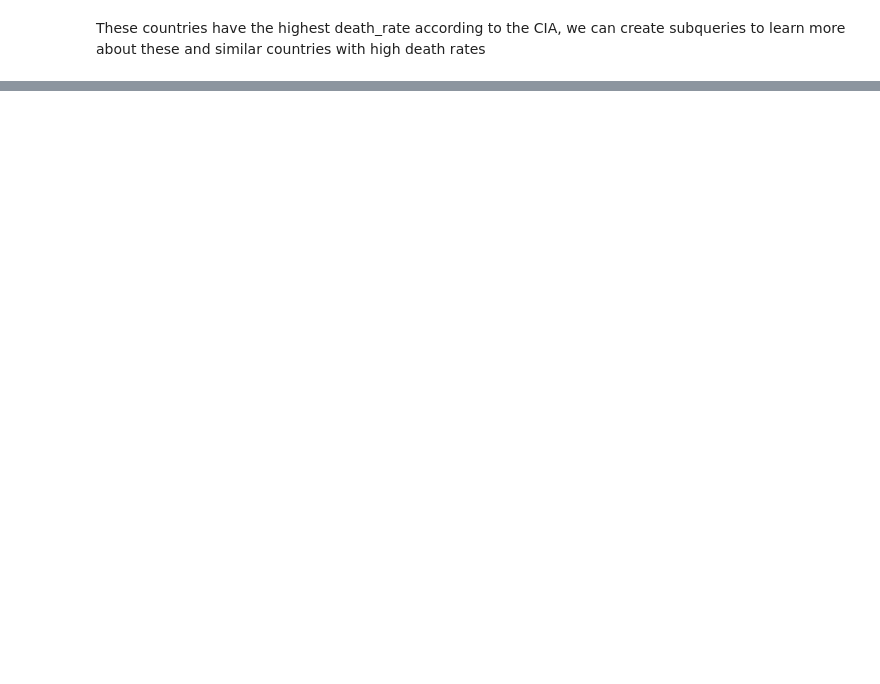
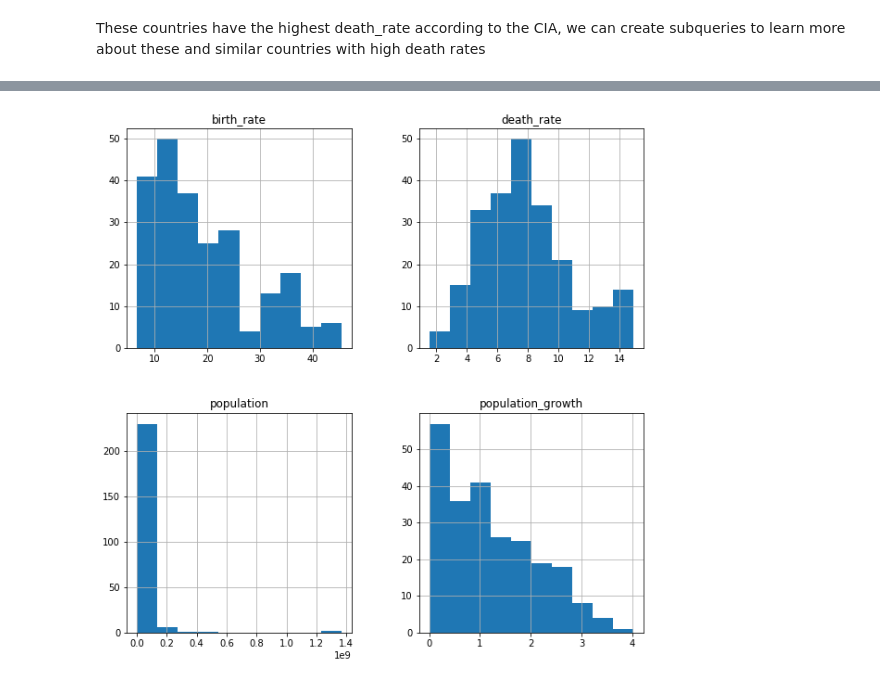
Before and after one commit to xander-bennett/CIA-Factbook-SQLite, a Jupyter notebook: CIA.ipynb, the cells around one changed output, grey strips where cells are left out. Cells and saved outputs as stored; diff of their text form; code cells hidden in the pictures; blank space fills up the shorter version.

Commit message:
updating notebook with more queries and a visualization

```diff
--- a/CIA.ipynb
+++ b/CIA.ipynb
@@ -169,0 +221,23 @@ It's good that we're seeing the EU as part of this, that means we definitely hav
+# %%
+# let's make a quick visualization to look at our data differently
+# importing necessary libraries
+import matplotlib.pyplot as plt
+import seaborn as sns
+%matplotlib inline
+
+fig = plt.figure(figsize=(10,10))
+ax = fig.add_subplot(111)
+
+q11 = '''
+SELECT population, population_growth, birth_rate, death_rate
+FROM facts
+WHERE population != (
+    SELECT MAX(population)
+    FROM facts)
+AND population != (
+    SELECT MIN(population)
+    FROM facts);
+'''
+pd.read_sql_query(q11, conn).hist(ax=ax);
+# %% [output]
+[figure, added]
```
Also changed, not shown: parts of 7 cells of this notebook.
